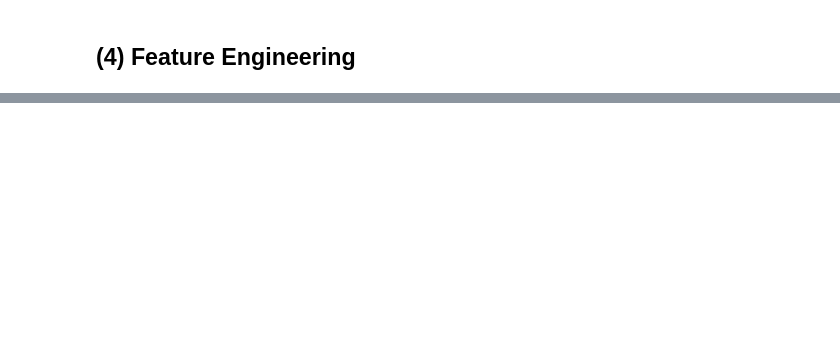
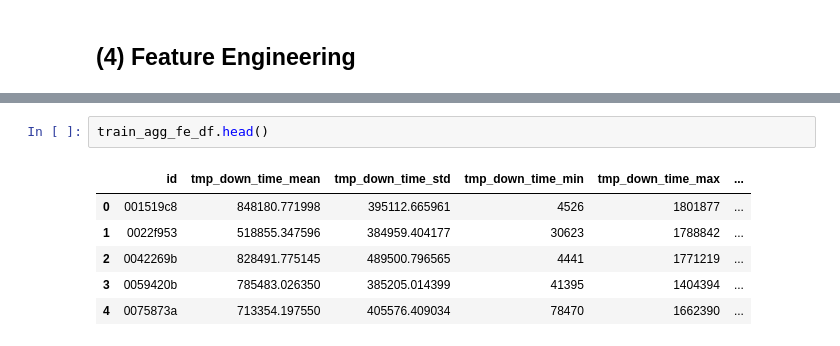
Before and after one commit to dgkmtu/kaggle-linking-writing-processes, a Jupyter notebook: code/nb06_writing_quality.ipynb, the cells around one changed output, grey strips where cells are left out. Cells and saved outputs as stored; diff of their text form; blank space fills up the shorter version.

```diff
--- a/code/nb06_writing_quality.ipynb
+++ b/code/nb06_writing_quality.ipynb
@@ -552,0 +575,9 @@ Engineering stastical summaries for features
+# %%
+train_agg_fe_df.head()
+# %% [output]
+|  | id | tmp_down_time_mean | tmp_down_time_std | tmp_down_time_min | tmp_down_time_max | ... |
+| 0 | 001519c8 | 848180.771998 | 395112.665961 | 4526 | 1801877 | ... |
+| 1 | 0022f953 | 518855.347596 | 384959.404177 | 30623 | 1788842 | ... |
+| 2 | 0042269b | 828491.775145 | 489500.796565 | 4441 | 1771219 | ... |
+| 3 | 0059420b | 785483.026350 | 385205.014399 | 41395 | 1404394 | ... |
+| 4 | 0075873a | 713354.197550 | 405576.409034 | 78470 | 1662390 | ... |
```
Also changed, not shown: parts of 35 cells of this notebook, 3 other files.
